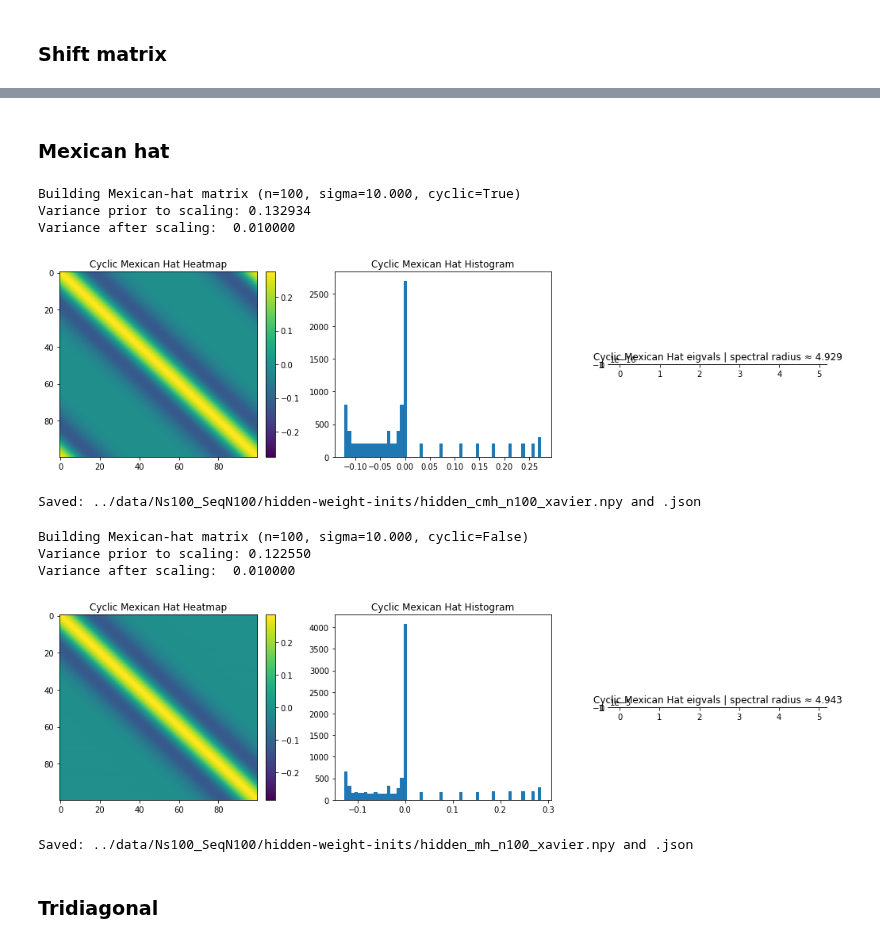
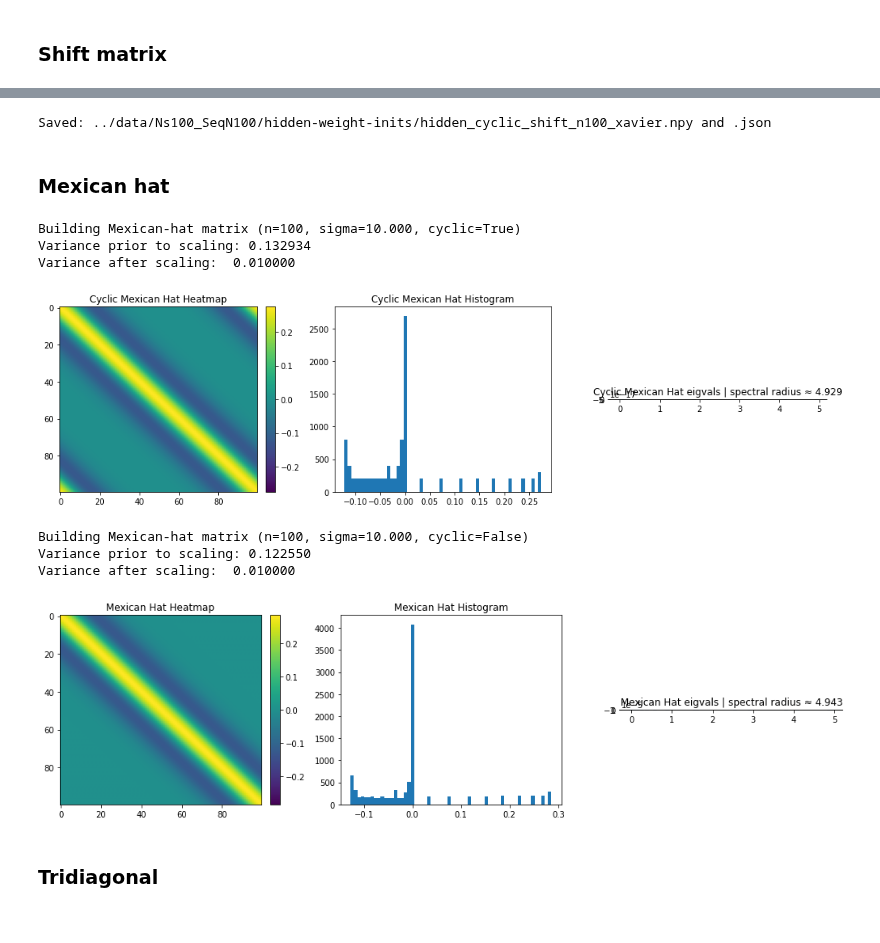
Before and after one commit to margotwagner/HCPrediction, a Jupyter notebook: notebooks/hidden-weight-builder.ipynb, the cells around one changed output, grey strips where cells are left out. Cells and saved outputs as stored; diff of their text form; code cells hidden in the pictures.

```diff
--- a/notebooks/hidden-weight-builder.ipynb
+++ b/notebooks/hidden-weight-builder.ipynb
@@ -238,3 +224,17 @@ Saved: ../data/Ns100_SeqN100/hidden-weight-inits/hidden_cyclic_shift_n100_xavier
+# %%
+save_matrix(
+    W,
+    save_dir="../data/Ns100_SeqN100/hidden-weight-inits",
+    name=f"hidden_cyclic_shift_n{n}_xavier",
+    meta={
+        "type": "cyclic_shift",
+        "n": n,
+        "target_var": target_var,
+        "note": "scaled to Xavier variance. Not cyclic.",
+    },
+)
+# %% [output]
+Saved: ../data/Ns100_SeqN100/hidden-weight-inits/hidden_cyclic_shift_n100_xavier.npy and .json
 # %% [markdown]
 ### Mexican hat
 # %%
@@ -297,21 +297,8 @@ n = 100
 target_var = xavier_variance(n, n, gain=1)
 W = build_mexican_hat(n=n, sigma=None, target_var=target_var, cyclic=True, verbose=True)
 plot_weight_all(W, title="Cyclic Mexican Hat")
-
-save_matrix(
-    W,
-    save_dir="../data/Ns100_SeqN100/hidden-weight-inits",
-    name=f"hidden_cmh_n{n}_xavier",
-    meta={
-        "type": "cyclic mexican hat",
-        "n": n,
-        "target_var": target_var,
-        "note": "cyclic mexican hat scaled to xavier variance.",
-    },
-)
 # %% [output]
 Building Mexican-hat matrix (n=100, sigma=10.000, cyclic=True)
 Variance prior to scaling: 0.132934
 Variance after scaling:  0.010000
 [figure]
-Saved: ../data/Ns100_SeqN100/hidden-weight-inits/hidden_cmh_n100_xavier.npy and .json
@@ -318,25 +317,12 @@ Saved: ../data/Ns100_SeqN100/hidden-weight-inits/hidden_cmh_n100_xavier.npy and
 # %%
 n = 100
 target_var = xavier_variance(n, n, gain=1)
 W = build_mexican_hat(
     n=n, sigma=None, target_var=target_var, cyclic=False, verbose=True
 )
-plot_weight_all(W, title="Cyclic Mexican Hat")
-
-save_matrix(
-    W,
-    save_dir="../data/Ns100_SeqN100/hidden-weight-inits",
-    name=f"hidden_mh_n{n}_xavier",
-    meta={
-        "type": "mexican hat",
-        "n": n,
-        "target_var": target_var,
-        "note": "mexican hat scaled to xavier variance. not cyclic.",
-    },
-)
+plot_weight_all(W, title="Mexican Hat")
 # %% [output]
 Building Mexican-hat matrix (n=100, sigma=10.000, cyclic=False)
 Variance prior to scaling: 0.122550
 Variance after scaling:  0.010000
-[figure, old version]
+[figure, new version]
-Saved: ../data/Ns100_SeqN100/hidden-weight-inits/hidden_mh_n100_xavier.npy and .json
```
Also changed, not shown: parts of 11 cells of this notebook, 3 other files.
